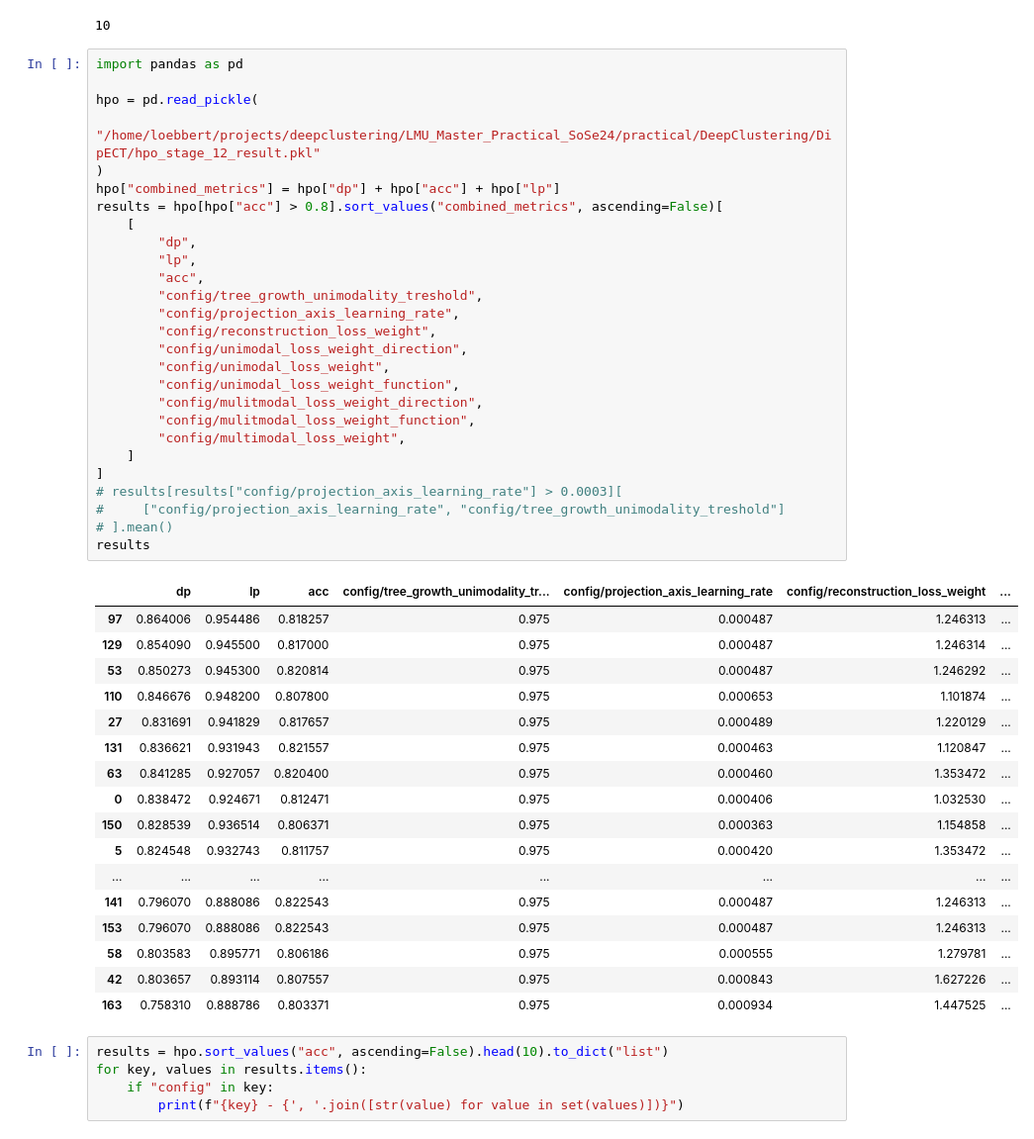
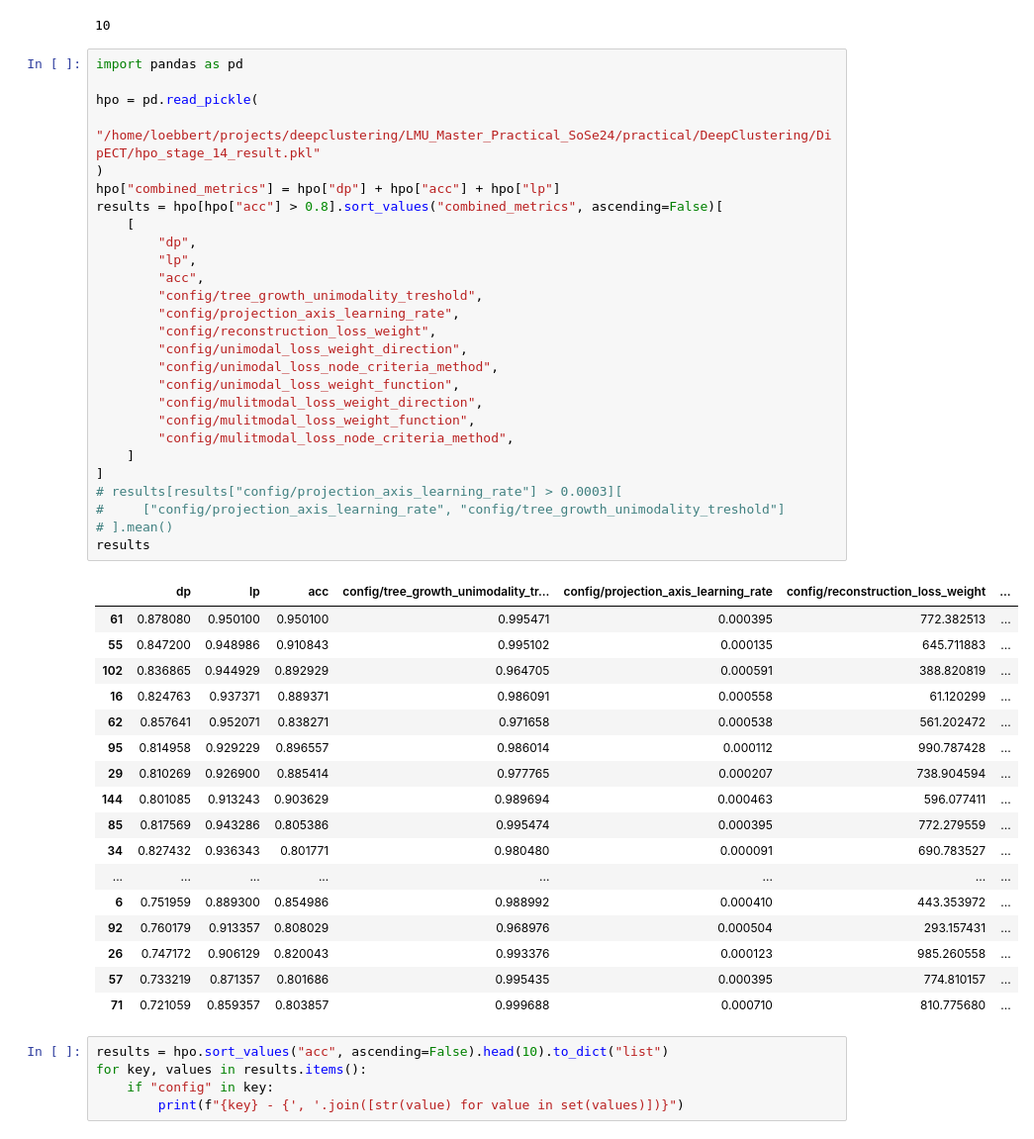
Before and after one commit to julianSchilcher/LMU_Master_Practical_SoSe24, a Jupyter notebook: practical/DeepClustering/DipECT/test.ipynb, the cells around one changed output. Shown at 99% size. Cells and saved outputs as stored; diff of their text form.

```diff
--- a/practical/DeepClustering/DipECT/test.ipynb
+++ b/practical/DeepClustering/DipECT/test.ipynb
@@ -8,48 +8,48 @@ len(list(combinations(idxs, 2)))
 # %%
 import pandas as pd
 
 hpo = pd.read_pickle(
-    "/home/loebbert/projects/deepclustering/LMU_Master_Practical_SoSe24/practical/DeepClustering/DipECT/hpo_stage_12_result.pkl"
+    "/home/loebbert/projects/deepclustering/LMU_Master_Practical_SoSe24/practical/DeepClustering/DipECT/hpo_stage_14_result.pkl"
 )
 hpo["combined_metrics"] = hpo["dp"] + hpo["acc"] + hpo["lp"]
 results = hpo[hpo["acc"] > 0.8].sort_values("combined_metrics", ascending=False)[
     [
         "dp",
         "lp",
         "acc",
         "config/tree_growth_unimodality_treshold",
         "config/projection_axis_learning_rate",
         "config/reconstruction_loss_weight",
         "config/unimodal_loss_weight_direction",
-        "config/unimodal_loss_weight",
+        "config/unimodal_loss_node_criteria_method",
         "config/unimodal_loss_weight_function",
         "config/mulitmodal_loss_weight_direction",
         "config/mulitmodal_loss_weight_function",
-        "config/multimodal_loss_weight",
+        "config/mulitmodal_loss_node_criteria_method",
     ]
 ]
 # results[results["config/projection_axis_learning_rate"] > 0.0003][
 #     ["config/projection_axis_learning_rate", "config/tree_growth_unimodality_treshold"]
 # ].mean()
 results
 # %% [output]
 |  | dp | lp | acc | config/tree_growth_unimodality_tr... | config/projection_axis_learning_rate | config/reconstruction_loss_weight | ... |
-| 97 | 0.864006 | 0.954486 | 0.818257 | 0.975 | 0.000487 | 1.246313 | ... |
-| 129 | 0.854090 | 0.945500 | 0.817000 | 0.975 | 0.000487 | 1.246314 | ... |
-| 53 | 0.850273 | 0.945300 | 0.820814 | 0.975 | 0.000487 | 1.246292 | ... |
-| 110 | 0.846676 | 0.948200 | 0.807800 | 0.975 | 0.000653 | 1.101874 | ... |
-| 27 | 0.831691 | 0.941829 | 0.817657 | 0.975 | 0.000489 | 1.220129 | ... |
-| 131 | 0.836621 | 0.931943 | 0.821557 | 0.975 | 0.000463 | 1.120847 | ... |
-| 63 | 0.841285 | 0.927057 | 0.820400 | 0.975 | 0.000460 | 1.353472 | ... |
-| 0 | 0.838472 | 0.924671 | 0.812471 | 0.975 | 0.000406 | 1.032530 | ... |
-| 150 | 0.828539 | 0.936514 | 0.806371 | 0.975 | 0.000363 | 1.154858 | ... |
-| 5 | 0.824548 | 0.932743 | 0.811757 | 0.975 | 0.000420 | 1.353472 | ... |
+| 61 | 0.878080 | 0.950100 | 0.950100 | 0.995471 | 0.000395 | 772.382513 | ... |
+| 55 | 0.847200 | 0.948986 | 0.910843 | 0.995102 | 0.000135 | 645.711883 | ... |
+| 102 | 0.836865 | 0.944929 | 0.892929 | 0.964705 | 0.000591 | 388.820819 | ... |
+| 16 | 0.824763 | 0.937371 | 0.889371 | 0.986091 | 0.000558 | 61.120299 | ... |
+| 62 | 0.857641 | 0.952071 | 0.838271 | 0.971658 | 0.000538 | 561.202472 | ... |
+| 95 | 0.814958 | 0.929229 | 0.896557 | 0.986014 | 0.000112 | 990.787428 | ... |
+| 29 | 0.810269 | 0.926900 | 0.885414 | 0.977765 | 0.000207 | 738.904594 | ... |
+| 144 | 0.801085 | 0.913243 | 0.903629 | 0.989694 | 0.000463 | 596.077411 | ... |
+| 85 | 0.817569 | 0.943286 | 0.805386 | 0.995474 | 0.000395 | 772.279559 | ... |
+| 34 | 0.827432 | 0.936343 | 0.801771 | 0.980480 | 0.000091 | 690.783527 | ... |
 | ... | ... | ... | ... | ... | ... | ... | ... |
-| 141 | 0.796070 | 0.888086 | 0.822543 | 0.975 | 0.000487 | 1.246313 | ... |
-| 153 | 0.796070 | 0.888086 | 0.822543 | 0.975 | 0.000487 | 1.246313 | ... |
-| 58 | 0.803583 | 0.895771 | 0.806186 | 0.975 | 0.000555 | 1.279781 | ... |
-| 42 | 0.803657 | 0.893114 | 0.807557 | 0.975 | 0.000843 | 1.627226 | ... |
-| 163 | 0.758310 | 0.888786 | 0.803371 | 0.975 | 0.000934 | 1.447525 | ... |
+| 6 | 0.751959 | 0.889300 | 0.854986 | 0.988992 | 0.000410 | 443.353972 | ... |
+| 92 | 0.760179 | 0.913357 | 0.808029 | 0.968976 | 0.000504 | 293.157431 | ... |
+| 26 | 0.747172 | 0.906129 | 0.820043 | 0.993376 | 0.000123 | 985.260558 | ... |
+| 57 | 0.733219 | 0.871357 | 0.801686 | 0.995435 | 0.000395 | 774.810157 | ... |
+| 71 | 0.721059 | 0.859357 | 0.803857 | 0.999688 | 0.000710 | 810.775680 | ... |
 # %%
 results = hpo.sort_values("acc", ascending=False).head(10).to_dict("list")
 for key, values in results.items():
```
Also changed, not shown: 2 other files.
